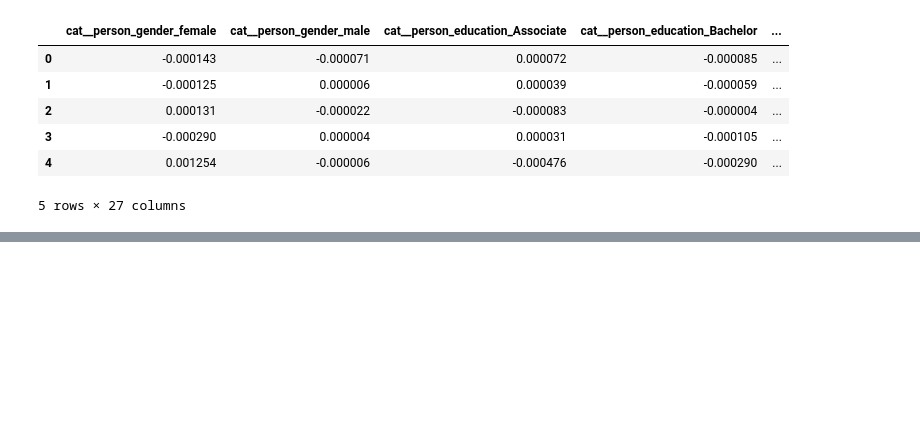
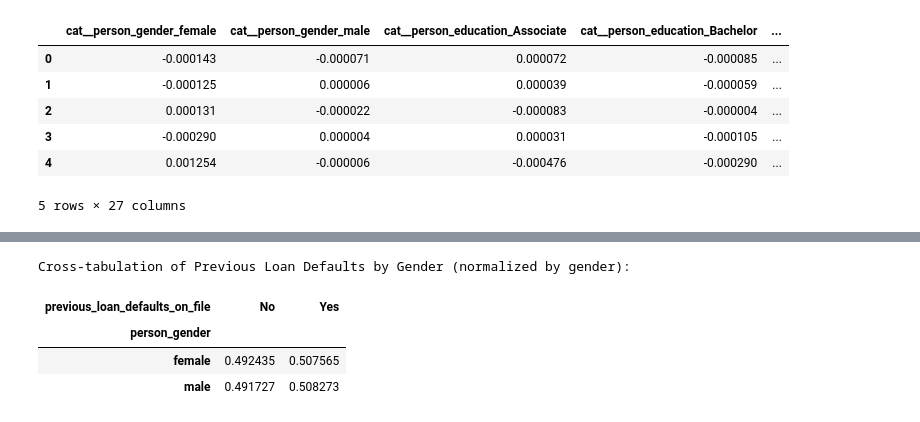
Before and after one commit to 3Techies/Bias-Detection-ML-models, a Jupyter notebook: notebooks/02_baseline_model.ipynb, the cells around one changed output, grey strips where cells are left out. Drawn from its saved outputs; the diff is of its cells as text; code cells hidden in the pictures; blank space fills up the shorter version.

```diff
--- a/notebooks/02_baseline_model.ipynb
+++ b/notebooks/02_baseline_model.ipynb
@@ -585,0 +642,10 @@ Displaying SHAP values for the positive class (prediction = 1):
+# %%
+cross_tab_defaults = pd.crosstab(df[config.SENSITIVE_ATTRIBUTE], df['previous_loan_defaults_on_file'], normalize='index')
+print("Cross-tabulation of Previous Loan Defaults by Gender (normalized by gender):")
+display(cross_tab_defaults)
+# %% [output]
+Cross-tabulation of Previous Loan Defaults by Gender (normalized by gender):
+| previous_loan_defaults_on_file | No | Yes |
+| person_gender |  |  |
+| female | 0.492435 | 0.507565 |
+| male | 0.491727 | 0.508273 |
```
Also changed, not shown: parts of 8 cells of this notebook.
